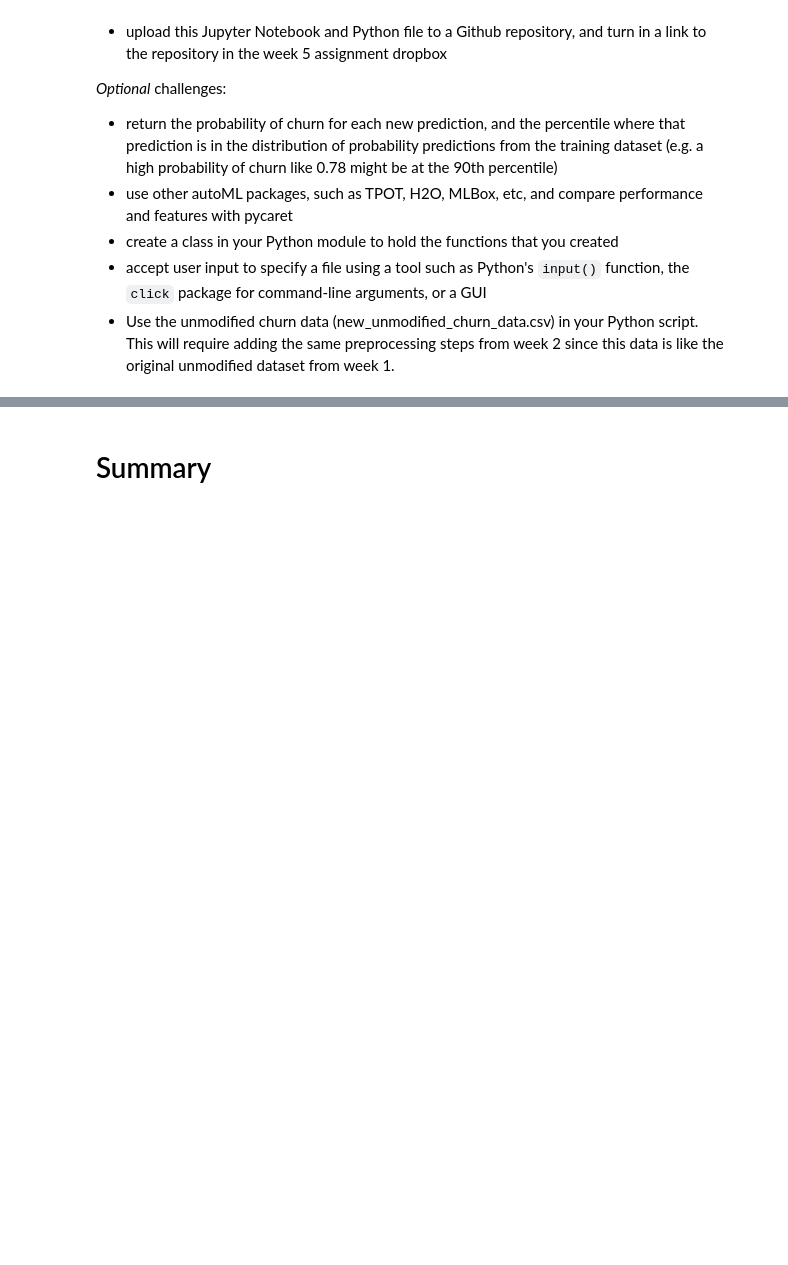
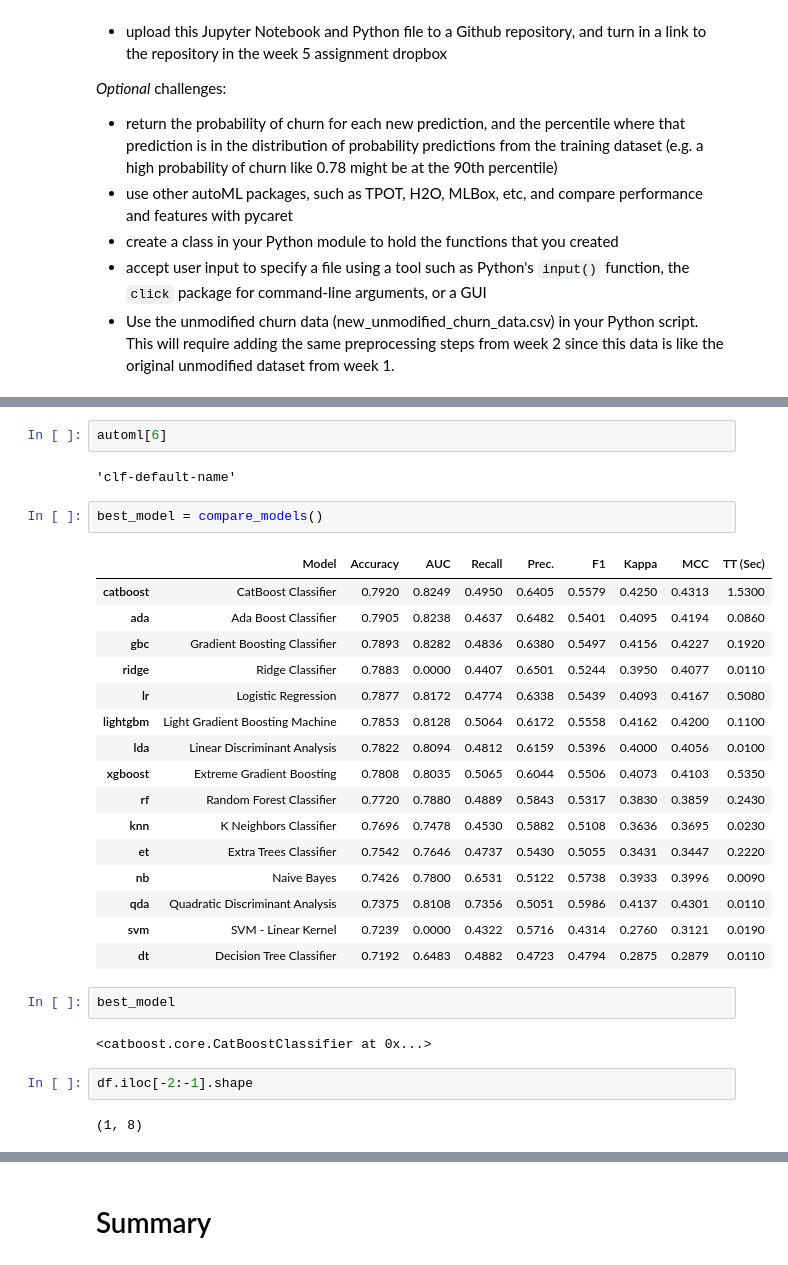
Before and after one commit to kscully-dotcom/msds600, a Jupyter notebook: assignment/week5/Week_5_assignment_starter.ipynb, the cells around one changed output, grey strips where cells are left out. Saved outputs shown, nothing was run; the diff lists cells and outputs as text; blank space fills up the shorter version.

```diff
--- a/assignment/week5/Week_5_assignment_starter.ipynb
+++ b/assignment/week5/Week_5_assignment_starter.ipynb
@@ -32,0 +120,31 @@ df
+# %%
+automl[6]
+# %% [output]
+'clf-default-name'
+# %%
+best_model = compare_models()
+# %% [output]
+|  | Model | Accuracy | AUC | Recall | Prec. | F1 | Kappa | MCC | TT (Sec) |
+| catboost | CatBoost Classifier | 0.7920 | 0.8249 | 0.4950 | 0.6405 | 0.5579 | 0.4250 | 0.4313 | 1.5300 |
+| ada | Ada Boost Classifier | 0.7905 | 0.8238 | 0.4637 | 0.6482 | 0.5401 | 0.4095 | 0.4194 | 0.0860 |
+| gbc | Gradient Boosting Classifier | 0.7893 | 0.8282 | 0.4836 | 0.6380 | 0.5497 | 0.4156 | 0.4227 | 0.1920 |
+| ridge | Ridge Classifier | 0.7883 | 0.0000 | 0.4407 | 0.6501 | 0.5244 | 0.3950 | 0.4077 | 0.0110 |
+| lr | Logistic Regression | 0.7877 | 0.8172 | 0.4774 | 0.6338 | 0.5439 | 0.4093 | 0.4167 | 0.5080 |
+| lightgbm | Light Gradient Boosting Machine | 0.7853 | 0.8128 | 0.5064 | 0.6172 | 0.5558 | 0.4162 | 0.4200 | 0.1100 |
+| lda | Linear Discriminant Analysis | 0.7822 | 0.8094 | 0.4812 | 0.6159 | 0.5396 | 0.4000 | 0.4056 | 0.0100 |
+| xgboost | Extreme Gradient Boosting | 0.7808 | 0.8035 | 0.5065 | 0.6044 | 0.5506 | 0.4073 | 0.4103 | 0.5350 |
+| rf | Random Forest Classifier | 0.7720 | 0.7880 | 0.4889 | 0.5843 | 0.5317 | 0.3830 | 0.3859 | 0.2430 |
+| knn | K Neighbors Classifier | 0.7696 | 0.7478 | 0.4530 | 0.5882 | 0.5108 | 0.3636 | 0.3695 | 0.0230 |
+| et | Extra Trees Classifier | 0.7542 | 0.7646 | 0.4737 | 0.5430 | 0.5055 | 0.3431 | 0.3447 | 0.2220 |
+| nb | Naive Bayes | 0.7426 | 0.7800 | 0.6531 | 0.5122 | 0.5738 | 0.3933 | 0.3996 | 0.0090 |
+| qda | Quadratic Discriminant Analysis | 0.7375 | 0.8108 | 0.7356 | 0.5051 | 0.5986 | 0.4137 | 0.4301 | 0.0110 |
+| svm | SVM - Linear Kernel | 0.7239 | 0.0000 | 0.4322 | 0.5716 | 0.4314 | 0.2760 | 0.3121 | 0.0190 |
+| dt | Decision Tree Classifier | 0.7192 | 0.6483 | 0.4882 | 0.4723 | 0.4794 | 0.2875 | 0.2879 | 0.0110 |
+# %%
+best_model
+# %% [output]
+<catboost.core.CatBoostClassifier at 0x...>
+# %%
+df.iloc[-2:-1].shape
+# %% [output]
+(1, 8)
```
Also changed, not shown: parts of 23 cells of this notebook, 14 other files.
